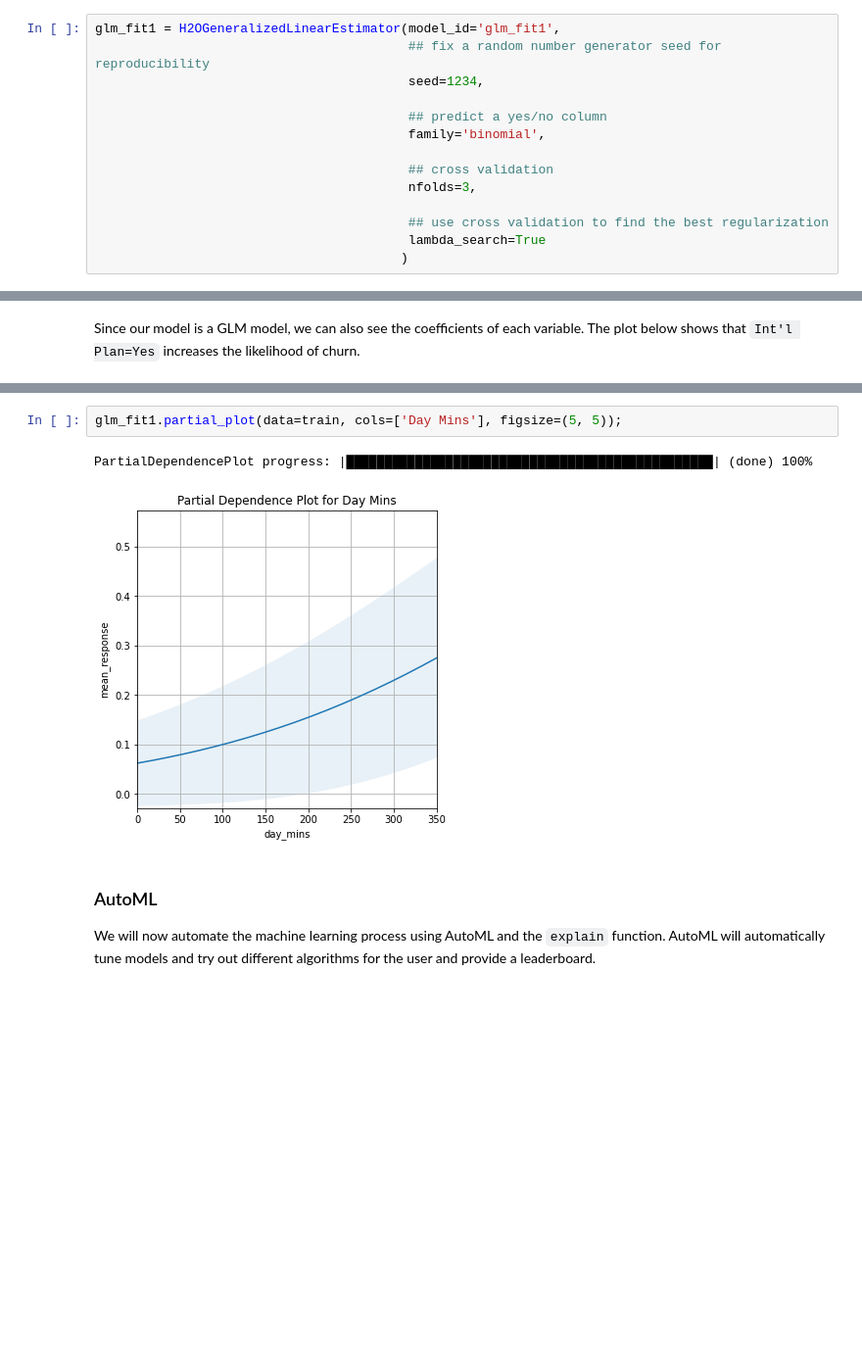
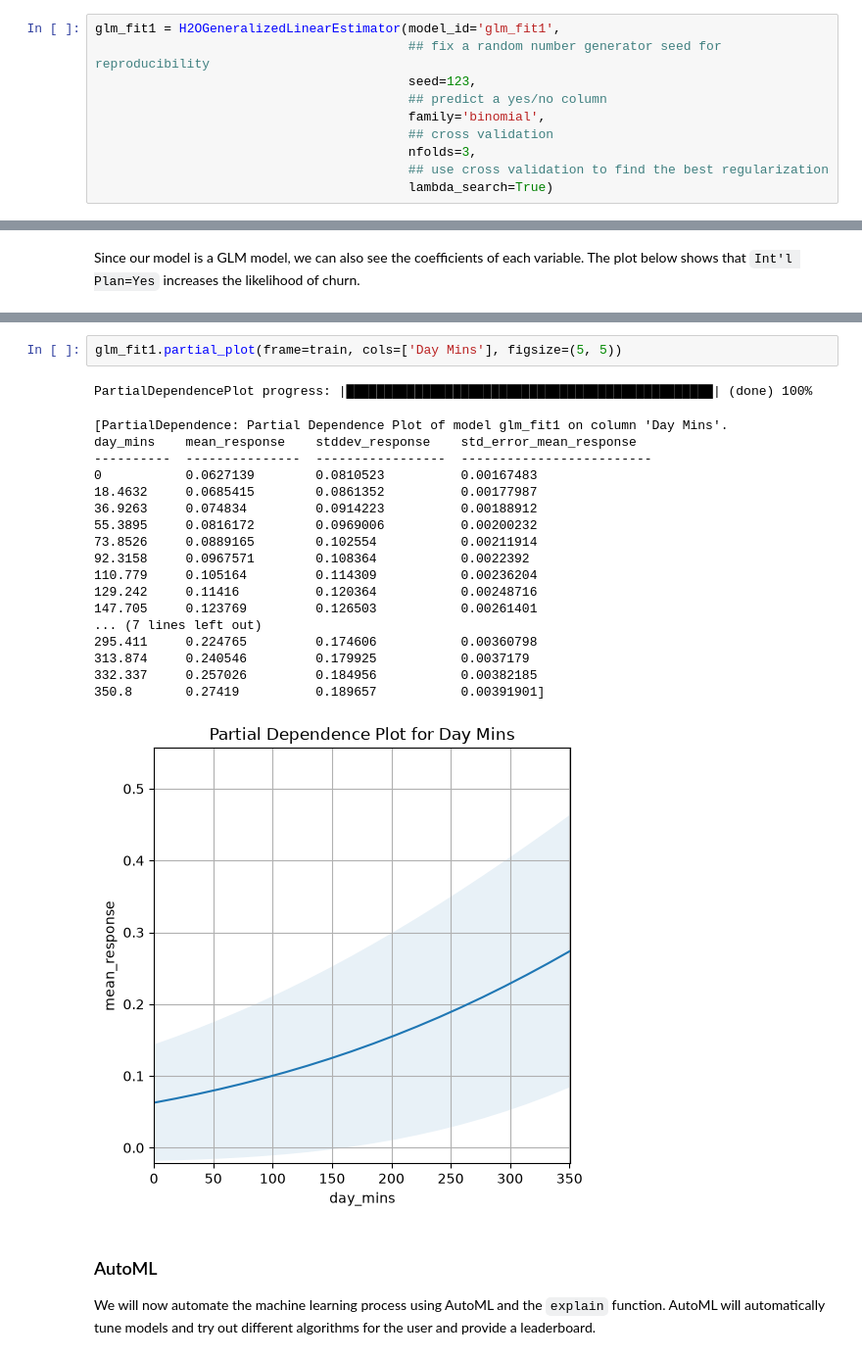
Before and after one commit to h2oai/haic-tutorials, a Jupyter notebook: 4 H2O-3: Distributed ML.ipynb, the cells around one changed output, grey strips where cells are left out. Shown at 98% size. Saved outputs shown, nothing was run; the diff lists cells and outputs as text; blank space fills up the shorter version.

```diff
--- a/4 H2O-3: Distributed ML.ipynb
+++ b/4 H2O-3: Distributed ML.ipynb
@@ -191,17 +236,13 @@ We first create an object of class, "H2OGeneralizedLinearEstimator". This does n
 # %%
 glm_fit1 = H2OGeneralizedLinearEstimator(model_id='glm_fit1',
                                          ## fix a random number generator seed for reproducibility
-                                         seed=1234,
-
+                                         seed=123,
                                          ## predict a yes/no column
                                          family='binomial',
-
                                          ## cross validation
                                          nfolds=3,
-
                                          ## use cross validation to find the best regularization
-                                         lambda_search=True
-                                        )
+                                         lambda_search=True)
 # %% [markdown]
 Now that `glm_fit1` object is initialized, we can train the model:
 # %%
@@ -257,8 +337,25 @@ glm_fit1.std_coef_plot(num_of_features=5)
 # %%
-glm_fit1.partial_plot(data=train, cols=['Day Mins'], figsize=(5, 5));
+glm_fit1.partial_plot(frame=train, cols=['Day Mins'], figsize=(5, 5))
 # %% [output]
 PartialDependencePlot progress: |████████████████████████████████████████████████| (done) 100%
+[PartialDependence: Partial Dependence Plot of model glm_fit1 on column 'Day Mins'.
+day_mins    mean_response    stddev_response    std_error_mean_response
+----------  ---------------  -----------------  -------------------------
+0           0.0627139        0.0810523          0.00167483
+18.4632     0.0685415        0.0861352          0.00177987
+36.9263     0.074834         0.0914223          0.00188912
+55.3895     0.0816172        0.0969006          0.00200232
+73.8526     0.0889165        0.102554           0.00211914
+92.3158     0.0967571        0.108364           0.0022392
+110.779     0.105164         0.114309           0.00236204
+129.242     0.11416          0.120364           0.00248716
+147.705     0.123769         0.126503           0.00261401
+... (7 lines left out)
+295.411     0.224765         0.174606           0.00360798
+313.874     0.240546         0.179925           0.0037179
+332.337     0.257026         0.184956           0.00382185
+350.8       0.27419          0.189657           0.00391901]
-[figure, old version]
+[figure, new version]
 # %% [markdown]
 ### AutoML
 
```
Also changed, not shown: parts of 31 cells of this notebook, 8 other files.
